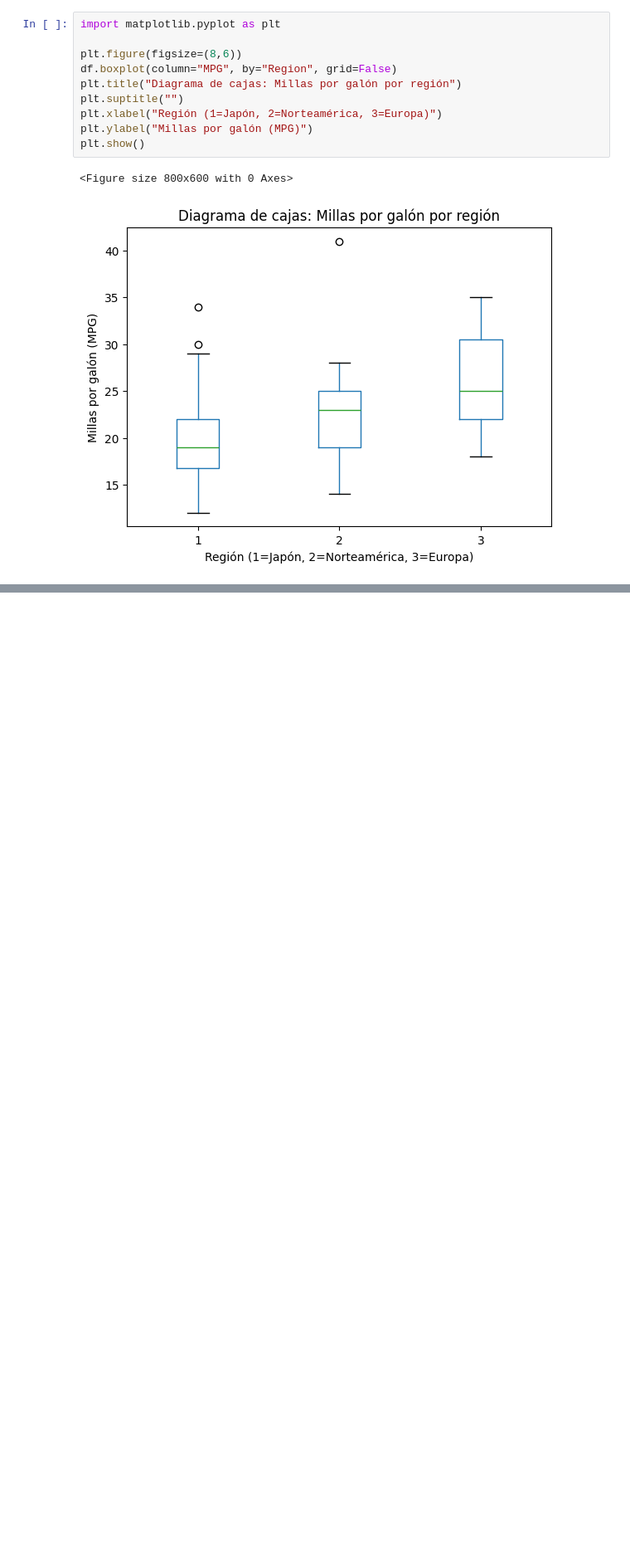
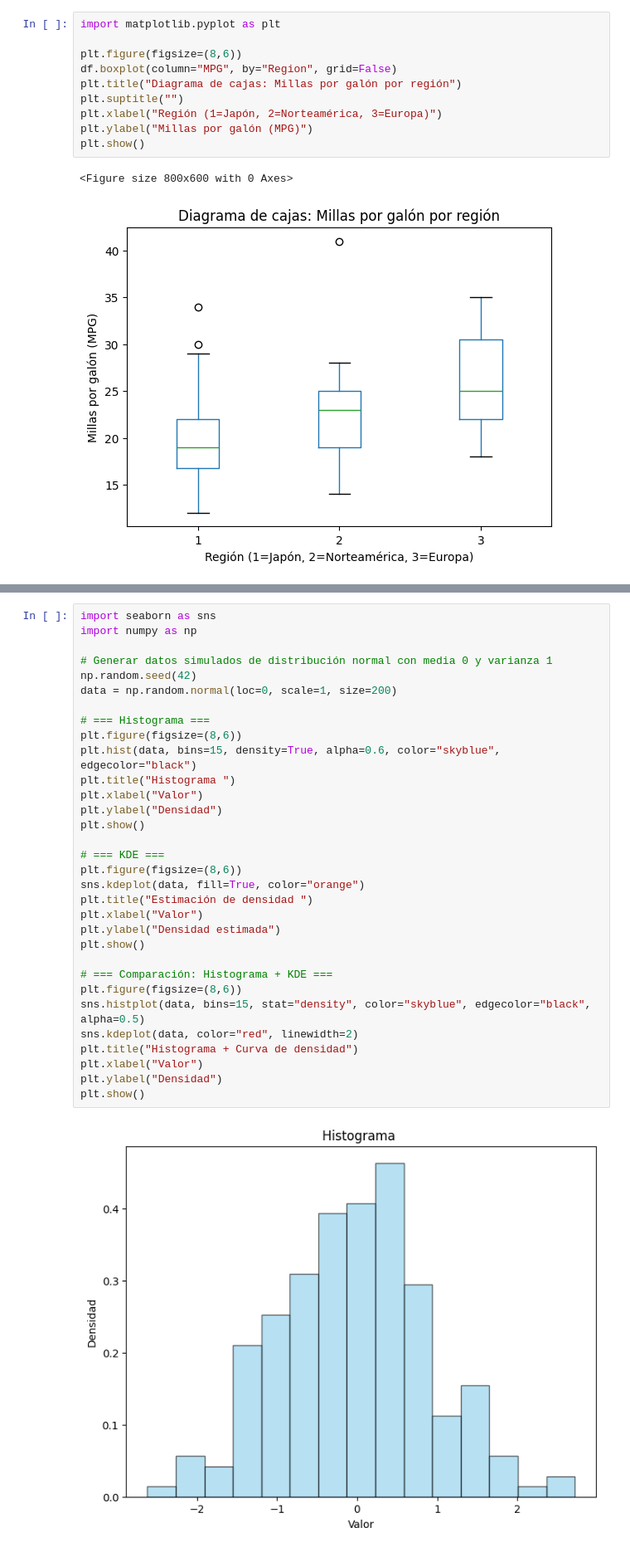
Before and after one commit to 1Enrique9/Ciencia-de-Datos, a Jupyter notebook: 7mo/Analisis_Multivariado/Tareas/Tarea1/T1.ipynb, the cells around one changed output, grey strips where cells are left out. Shown: that part at 83% size. Cells and saved outputs as stored; diff of their text form; blank space fills up the shorter version.

```diff
--- a/7mo/Analisis_Multivariado/Tareas/Tarea1/T1.ipynb
+++ b/7mo/Analisis_Multivariado/Tareas/Tarea1/T1.ipynb
@@ -194,0 +377,34 @@ plt.show()
+# %%
+import seaborn as sns
+import numpy as np
+
+# Generar datos simulados de distribución normal con media 0 y varianza 1
+np.random.seed(42)
+data = np.random.normal(loc=0, scale=1, size=200)
+
+# === Histograma ===
+plt.figure(figsize=(8,6))
+plt.hist(data, bins=15, density=True, alpha=0.6, color="skyblue", edgecolor="black")
+plt.title("Histograma ")
+plt.xlabel("Valor")
+plt.ylabel("Densidad")
+plt.show()
+
+# === KDE ===
+plt.figure(figsize=(8,6))
+sns.kdeplot(data, fill=True, color="orange")
+plt.title("Estimación de densidad ")
+plt.xlabel("Valor")
+plt.ylabel("Densidad estimada")
+plt.show()
+
+# === Comparación: Histograma + KDE ===
+plt.figure(figsize=(8,6))
+sns.histplot(data, bins=15, stat="density", color="skyblue", edgecolor="black", alpha=0.5)
+sns.kdeplot(data, color="red", linewidth=2)
+plt.title("Histograma + Curva de densidad")
+plt.xlabel("Valor")
+plt.ylabel("Densidad")
+plt.show()
+# %% [output]
+[figure, added]
```
Also changed, not shown: parts of 17 cells of this notebook, 1 other file.
